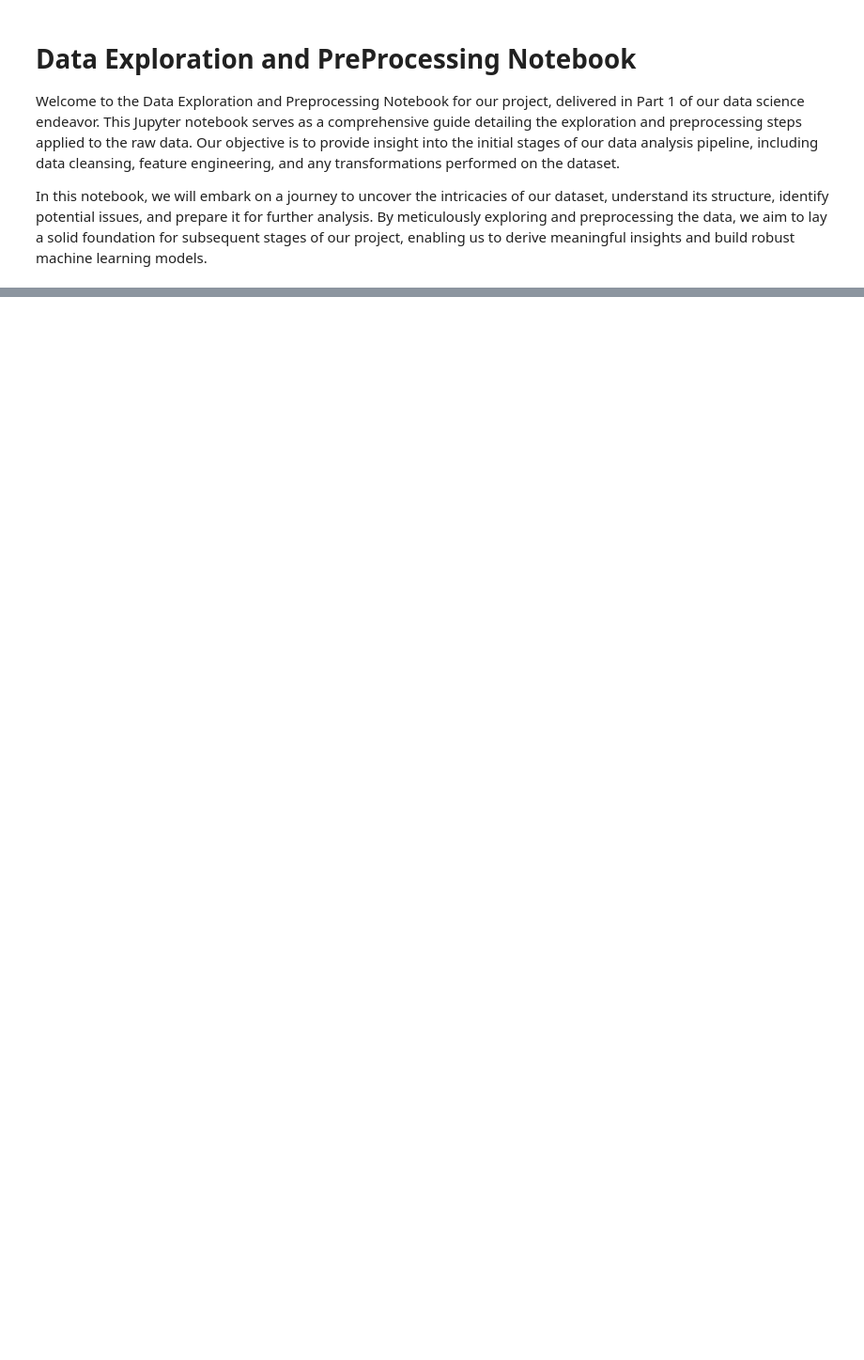
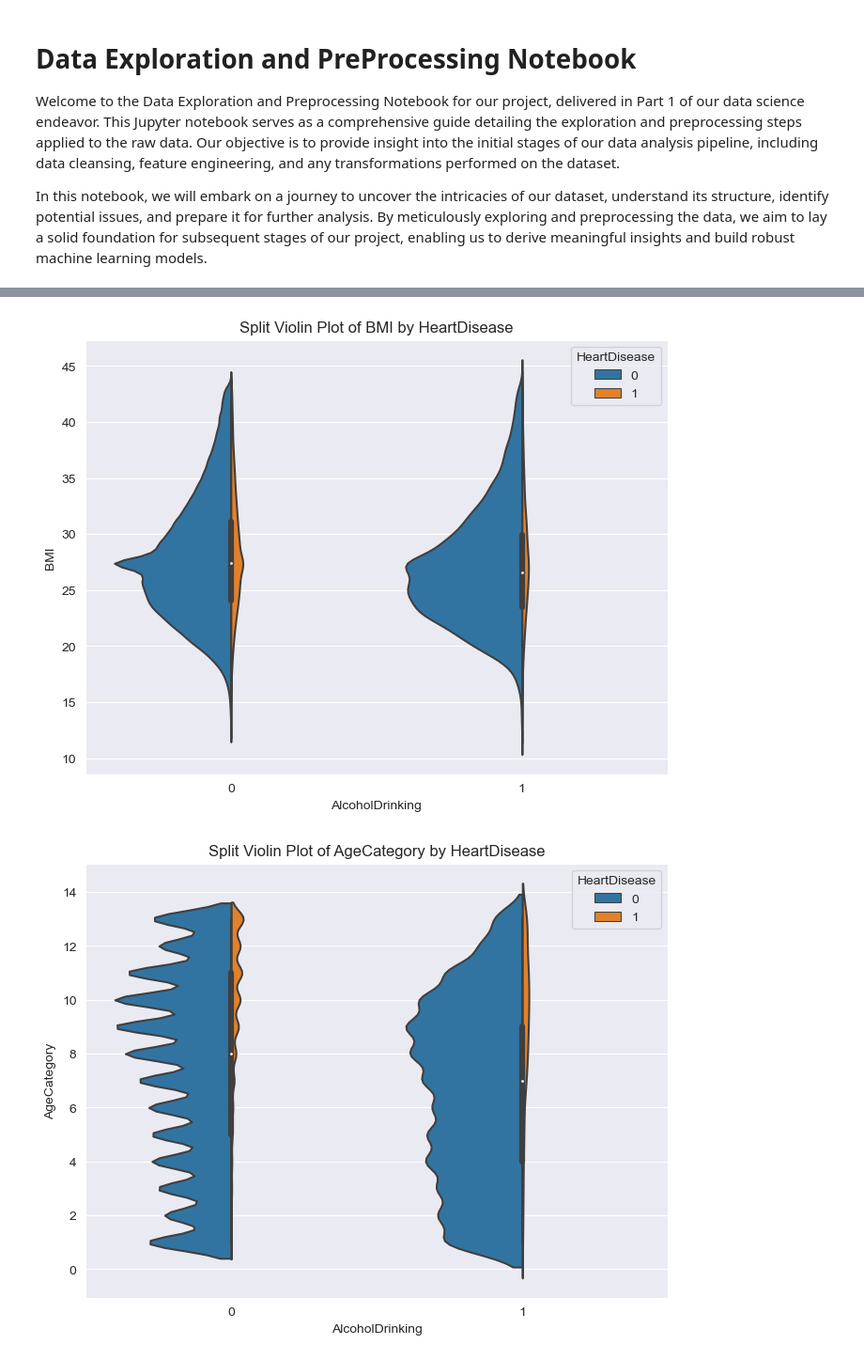
Before and after one commit to fonsi16/Data-Science-Project, a Jupyter notebook: projeto/notebooks/data_exploration_preprocessing_notebook.ipynb, the cells around one changed output, grey strips where cells are left out. Shown at 94% size. Drawn from its saved outputs; the diff is of its cells as text; code cells hidden in the pictures; blank space fills up the shorter version.

```diff
--- a/projeto/notebooks/data_exploration_preprocessing_notebook.ipynb
+++ b/projeto/notebooks/data_exploration_preprocessing_notebook.ipynb
@@ -277,0 +418,5 @@ max        94.850000        30.00000      30.000000      24.000000
+# %%
+data_analysis_instance.plots(['split_violin'])
+# %% [output]
+[figure, added]
+[figure, added]
```
Also changed, not shown: parts of 16 cells of this notebook.
